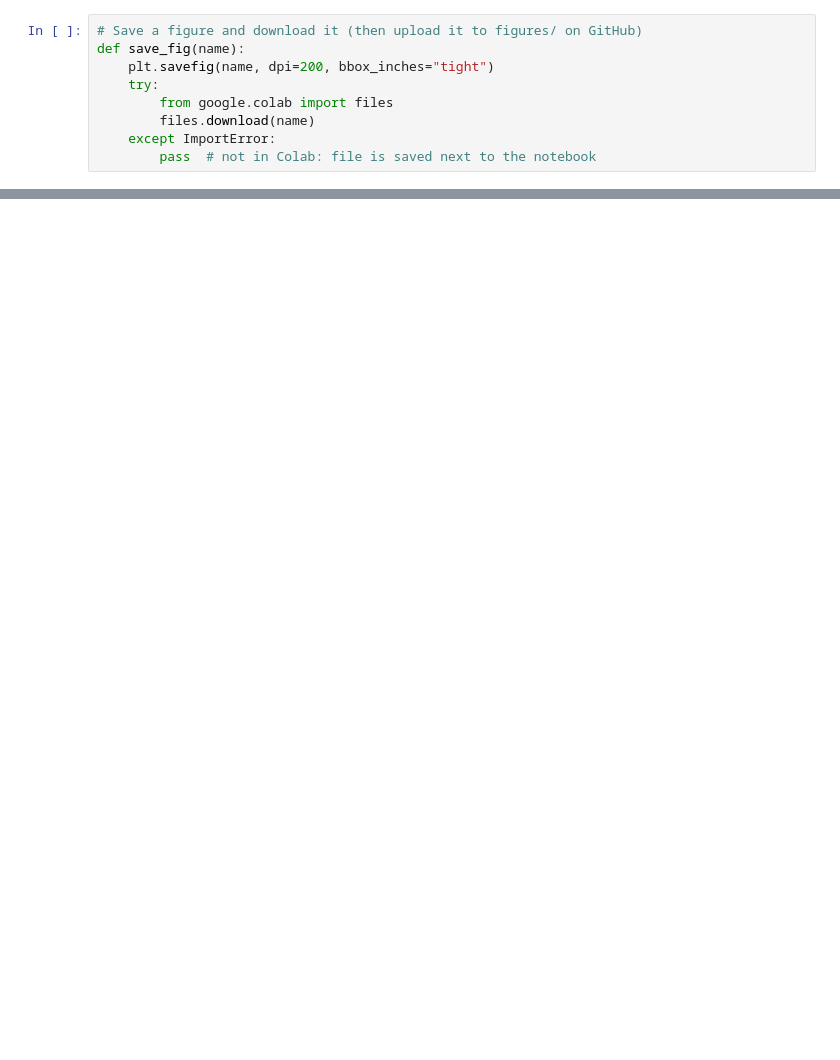
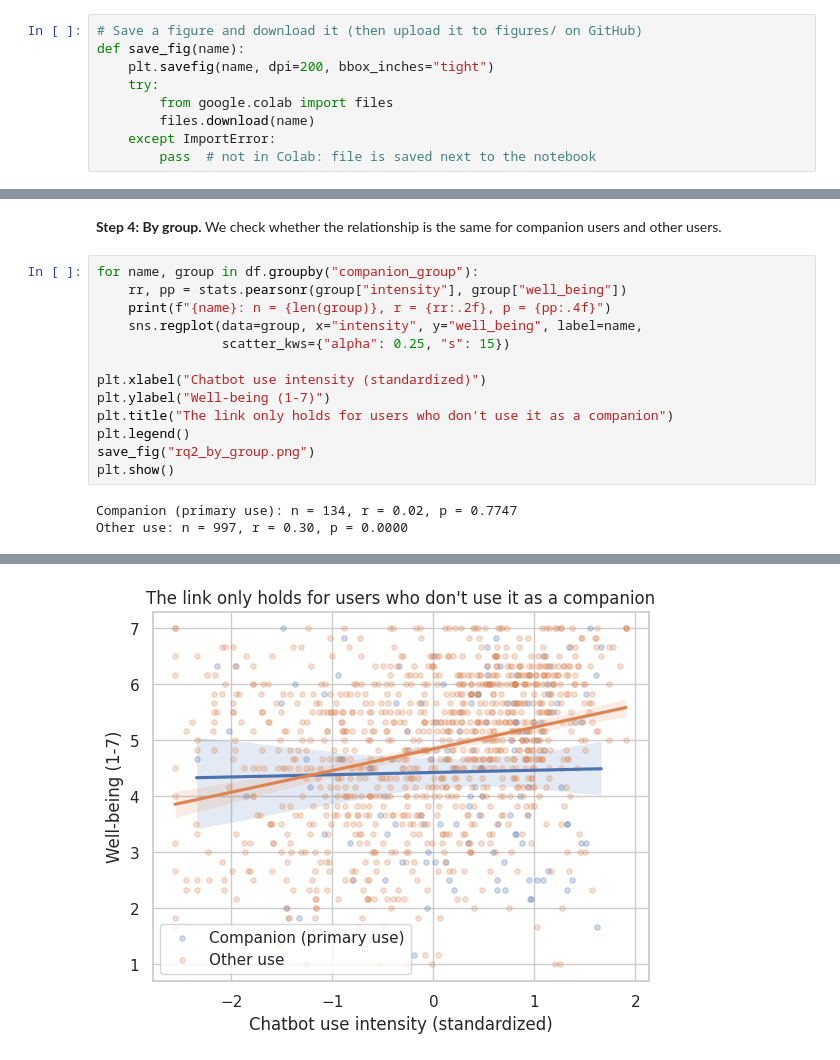
Before and after one commit to xMrTuffnut/ai-companion-wellbeing, a Jupyter notebook: notebooks/03_rq2_intensity.ipynb, the cells around one changed output, grey strips where cells are left out. Drawn from its saved outputs; the diff is of its cells as text; blank space fills up the shorter version.

```diff
--- a/notebooks/03_rq2_intensity.ipynb
+++ b/notebooks/03_rq2_intensity.ipynb
@@ -39,0 +67,18 @@ save_fig("rq2_scatter.png")
+# %% [markdown]
+**Step 4: By group.** We check whether the relationship is the same for companion users and other users.
+# %%
+for name, group in df.groupby("companion_group"):
+    rr, pp = stats.pearsonr(group["intensity"], group["well_being"])
+    print(f"{name}: n = {len(group)}, r = {rr:.2f}, p = {pp:.4f}")
+    sns.regplot(data=group, x="intensity", y="well_being", label=name,
+                scatter_kws={"alpha": 0.25, "s": 15})
+
+plt.xlabel("Chatbot use intensity (standardized)")
+plt.ylabel("Well-being (1-7)")
+plt.title("The link only holds for users who don't use it as a companion")
+plt.legend()
+save_fig("rq2_by_group.png")
+plt.show()
+# %% [output]
+Companion (primary use): n = 134, r = 0.02, p = 0.7747
+Other use: n = 997, r = 0.30, p = 0.0000
@@ -39,0 +87 @@ save_fig("rq2_scatter.png")
+[figure, added]
```
Also changed, not shown: parts of 10 cells of this notebook.
